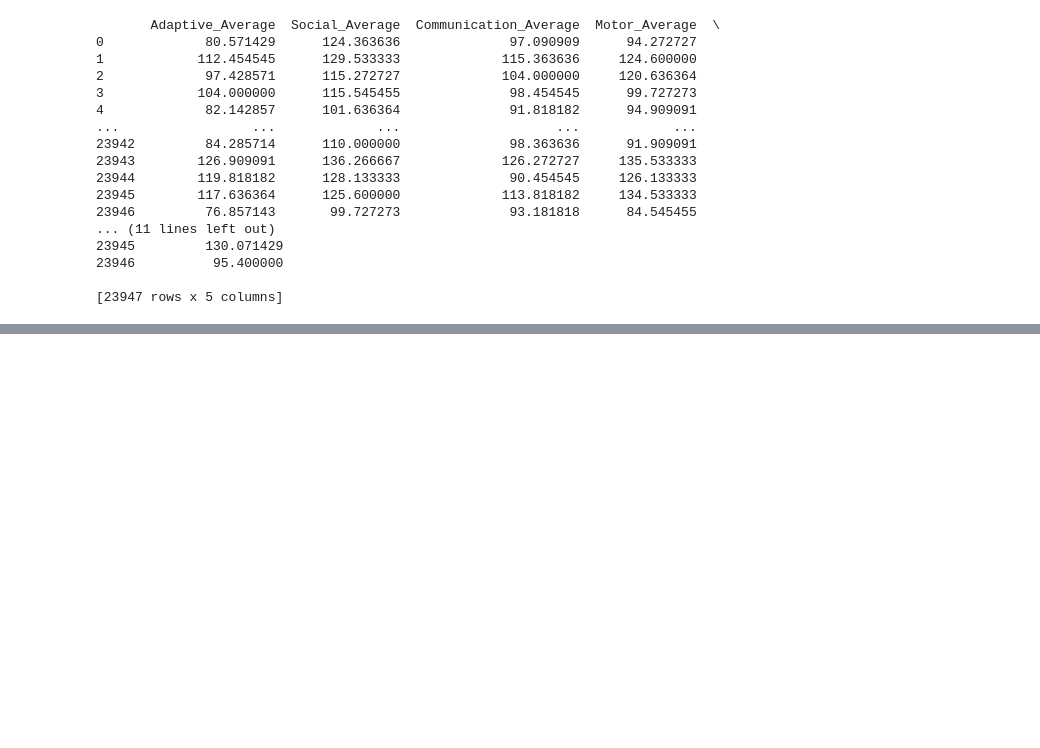
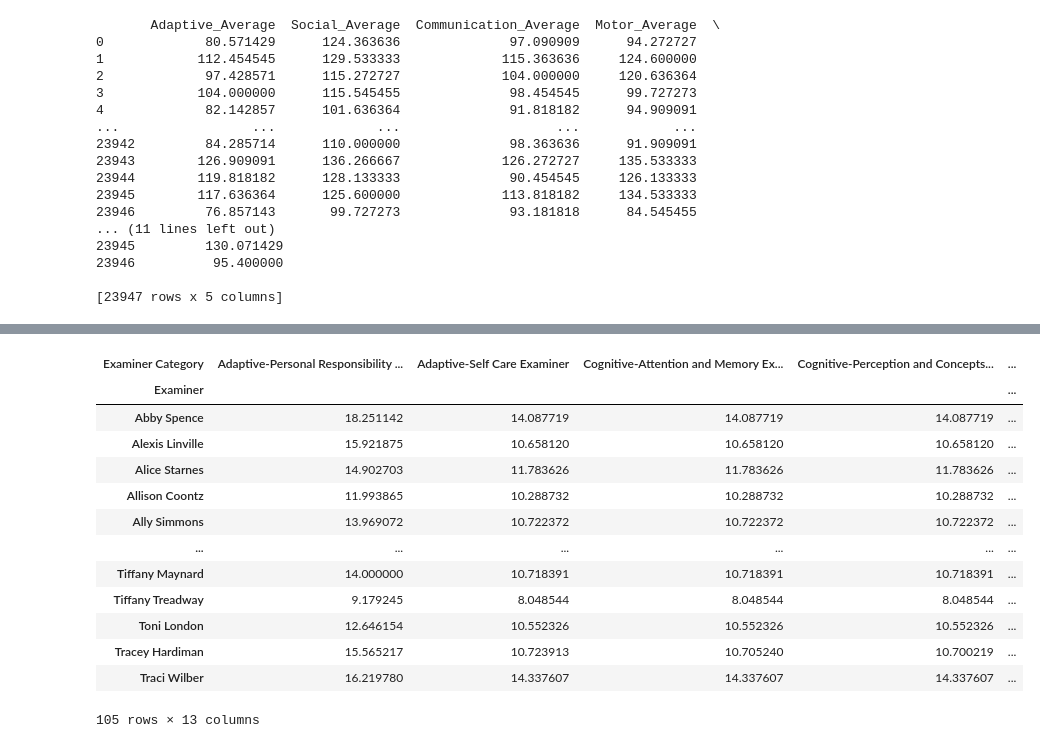
Before and after one commit to NSS-Full-Time-Data-Analytics-11/teis-project-tucker, a Jupyter notebook: TEISBDI.ipynb, the cells around one changed output, grey strips where cells are left out. Cells and saved outputs as stored; diff of their text form; code cells hidden in the pictures; blank space fills up the shorter version.

```diff
--- a/TEISBDI.ipynb
+++ b/TEISBDI.ipynb
@@ -455,0 +583,7 @@ plt.show()
+# %%
+examiner_columns = [col for col in df_cleaned.columns if 'Examiner' in col]
+
+numeric_columns = df_cleaned.select_dtypes(include=[np.number]).columns
+score_column_to_analyze = numeric_columns[0] if len(numeric_columns) > 0 else None
+
+examiner_columns, score_column_to_analyze
@@ -455,0 +607,23 @@ plt.show()
+# %%
+examiner_mean_scores_individual_categories = examiner_scores_melted_all.groupby(['Examiner', 'Examiner Category']).mean().reset_index()
+
+examiner_scores_pivot = examiner_mean_scores_individual_categories.pivot(index='Examiner',
+                                                                          columns='Examiner Category',
+                                                                      values=score_column_to_analyze)
+
+examiner_scores_pivot
+# %% [output]
+| Examiner Category | Adaptive-Personal Responsibility ... | Adaptive-Self Care Examiner | Cognitive-Attention and Memory Ex... | Cognitive-Perception and Concepts... | ... |
+| Examiner |  |  |  |  | ... |
+| Abby Spence | 18.251142 | 14.087719 | 14.087719 | 14.087719 | ... |
+| Alexis Linville | 15.921875 | 10.658120 | 10.658120 | 10.658120 | ... |
+| Alice Starnes | 14.902703 | 11.783626 | 11.783626 | 11.783626 | ... |
+| Allison Coontz | 11.993865 | 10.288732 | 10.288732 | 10.288732 | ... |
+| Ally Simmons | 13.969072 | 10.722372 | 10.722372 | 10.722372 | ... |
+| ... | ... | ... | ... | ... | ... |
+| Tiffany Maynard | 14.000000 | 10.718391 | 10.718391 | 10.718391 | ... |
+| Tiffany Treadway | 9.179245 | 8.048544 | 8.048544 | 8.048544 | ... |
+| Toni London | 12.646154 | 10.552326 | 10.552326 | 10.552326 | ... |
+| Tracey Hardiman | 15.565217 | 10.723913 | 10.705240 | 10.700219 | ... |
+| Traci Wilber | 16.219780 | 14.337607 | 14.337607 | 14.337607 | ... |
+105 rows × 13 columns
```
Also changed, not shown: parts of 36 cells of this notebook.
